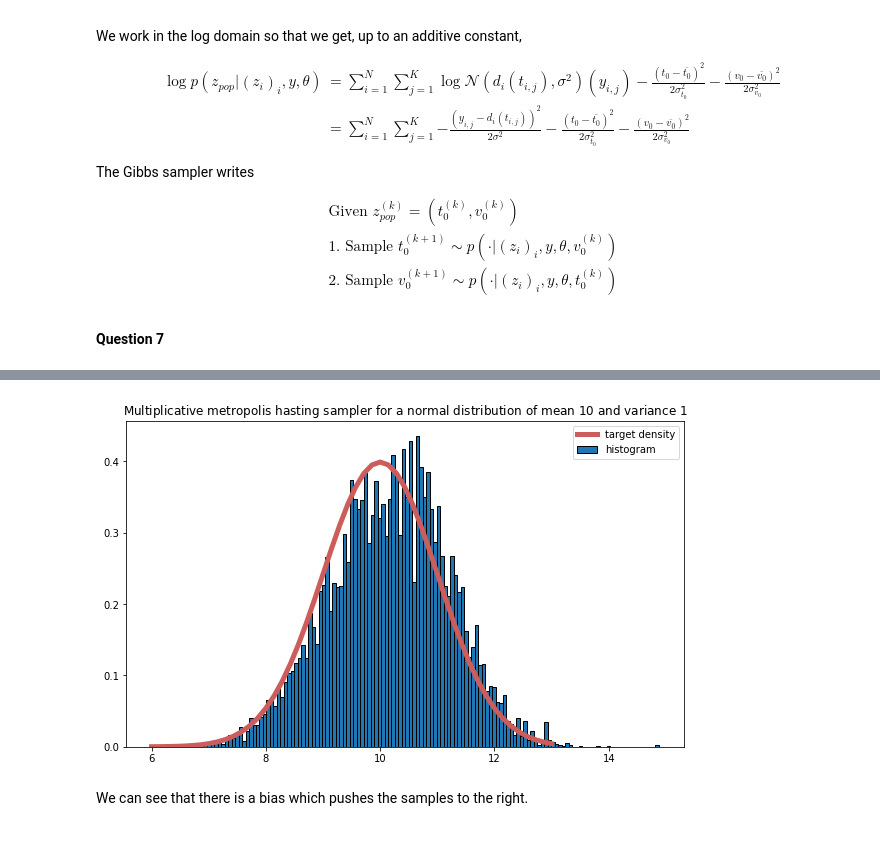
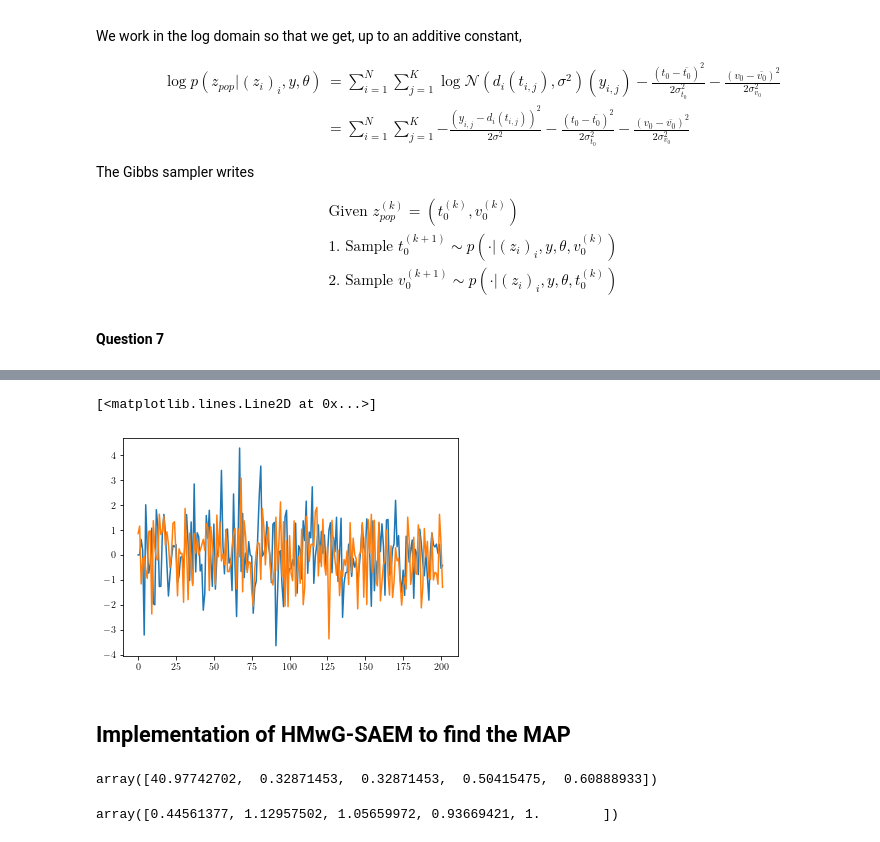
Before and after one commit to simonqueric/MVA, a Jupyter notebook: ComputationalStatistics/Lab3/TP3_Simon_Queric.ipynb, the cells around one changed output, grey strips where cells are left out. Saved outputs shown, nothing was run; the diff lists cells and outputs as text; code cells hidden in the pictures.

```diff
--- a/ComputationalStatistics/Lab3/TP3_Simon_Queric.ipynb
+++ b/ComputationalStatistics/Lab3/TP3_Simon_Queric.ipynb
@@ -798,20 +504,0 @@ plt.show()
-# %%
-# Translated exponential distribution
-
-log_pi = lambda x : -5*(x-1)
-support_pi = lambda y : (y>1)
-
-N = 200_000
-x = multiplicative_metropolis_hasting(x0=10, log_pi=log_pi, support_pi=support_pi, n_iter=N)
-
-t = np.linspace(1, 3)
-pdf = 5*np.exp(-5*(t-1))
-
-
-fig = plt.figure(figsize=(10, 6))
-plt.hist(x[N//2:], bins="auto", edgecolor="k", density=True)
-plt.plot(t, pdf, c="indianred", lw=5)
-plt.legend(["target density", "histogram"])
-plt.title("Multiplicative metropolis hasting sampler for a translated exponential distribution of parameter $5$")
-
-plt.show()
@@ -820,23 +504,0 @@ plt.show()
-# %%
-# Standard normal distribution
-
-log_pi = lambda x : -(x-10)**2/2
-support_pi = lambda y : 1
-
-N = 200_000
-x = multiplicative_metropolis_hasting(x0=10, log_pi=log_pi, support_pi=support_pi, n_iter=N)
-
-
-t = np.linspace(6, 13)
-pdf = np.exp(-(t-10)**2 /2)/np.sqrt(2*np.pi)
-fig = plt.figure(figsize=(10, 6))
-plt.hist(x[N//2:], bins="auto", edgecolor="k", density=True)
-plt.plot(t, pdf, c="indianred", lw=5)
-plt.legend(["target density", "histogram"])
-plt.title("Multiplicative metropolis hasting sampler for a normal distribution of mean $10$ and variance $1$")
-
-plt.show()
-# %% [output]
-[figure, removed]
-# %% [markdown]
-We can see that there is a bias which pushes the samples to the right.
@@ -842,0 +636,10 @@ We can see that there is a bias which pushes the samples to the right.
+# %%
+z = metropolis_hasting_within_gibbs(np.zeros(2*N+2), y, theta_true, n_iter=20, hm_iter=100, sigma_prop=1e-1)
+# %%
+plt.plot(z)
+plt.plot(z_true)
+# %% [output]
+[<matplotlib.lines.Line2D at 0x...>]
+[figure, added]
+# %% [markdown]
+## Implementation of HMwG-SAEM to find the MAP
@@ -842,0 +673,8 @@ We can see that there is a bias which pushes the samples to the right.
+# %%
+theta
+# %% [output]
+array([40.97742702,  0.32871453,  0.32871453,  0.50415475,  0.60888933])
+# %%
+theta_true
+# %% [output]
+array([0.44561377, 1.12957502, 1.05659972, 0.93669421, 1.        ])
```
Also changed, not shown: parts of 45 cells of this notebook.
